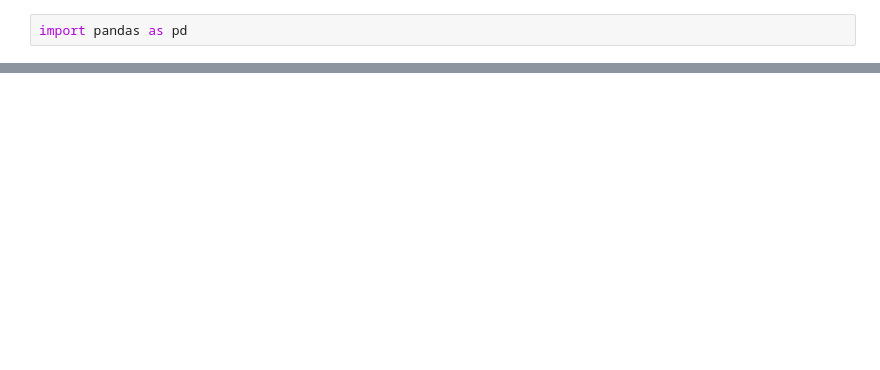
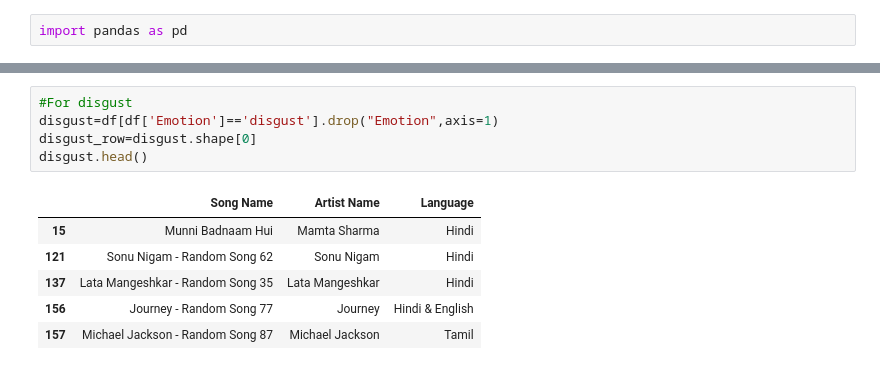
Before and after one commit to apurb-coder/minor-project-ml, a Jupyter notebook: backend/song.ipynb, the cells around one changed output, grey strips where cells are left out. Drawn from its saved outputs; the diff is of its cells as text; blank space fills up the shorter version.

```diff
--- a/backend/song.ipynb
+++ b/backend/song.ipynb
@@ -49,0 +82,12 @@ neutral.head()
+# %%
+#For disgust
+disgust=df[df['Emotion']=='disgust'].drop("Emotion",axis=1)
+disgust_row=disgust.shape[0]
+disgust.head()
+# %% [output]
+|  | Song Name | Artist Name | Language |
+| 15 | Munni Badnaam Hui | Mamta Sharma | Hindi |
+| 121 | Sonu Nigam - Random Song 62 | Sonu Nigam | Hindi |
+| 137 | Lata Mangeshkar - Random Song 35 | Lata Mangeshkar | Hindi |
+| 156 | Journey - Random Song 77 | Journey | Hindi & English |
+| 157 | Michael Jackson - Random Song 87 | Michael Jackson | Tamil |
```
Also changed, not shown: parts of 9 cells of this notebook, 8 other files.
